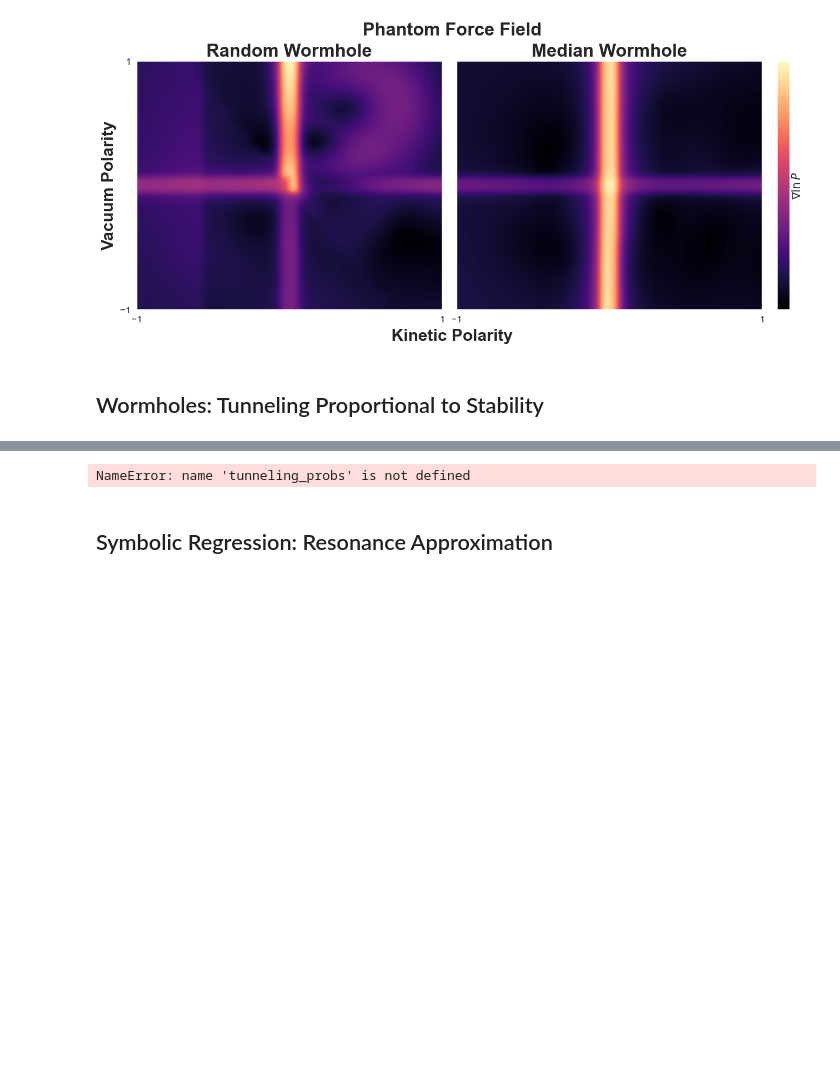
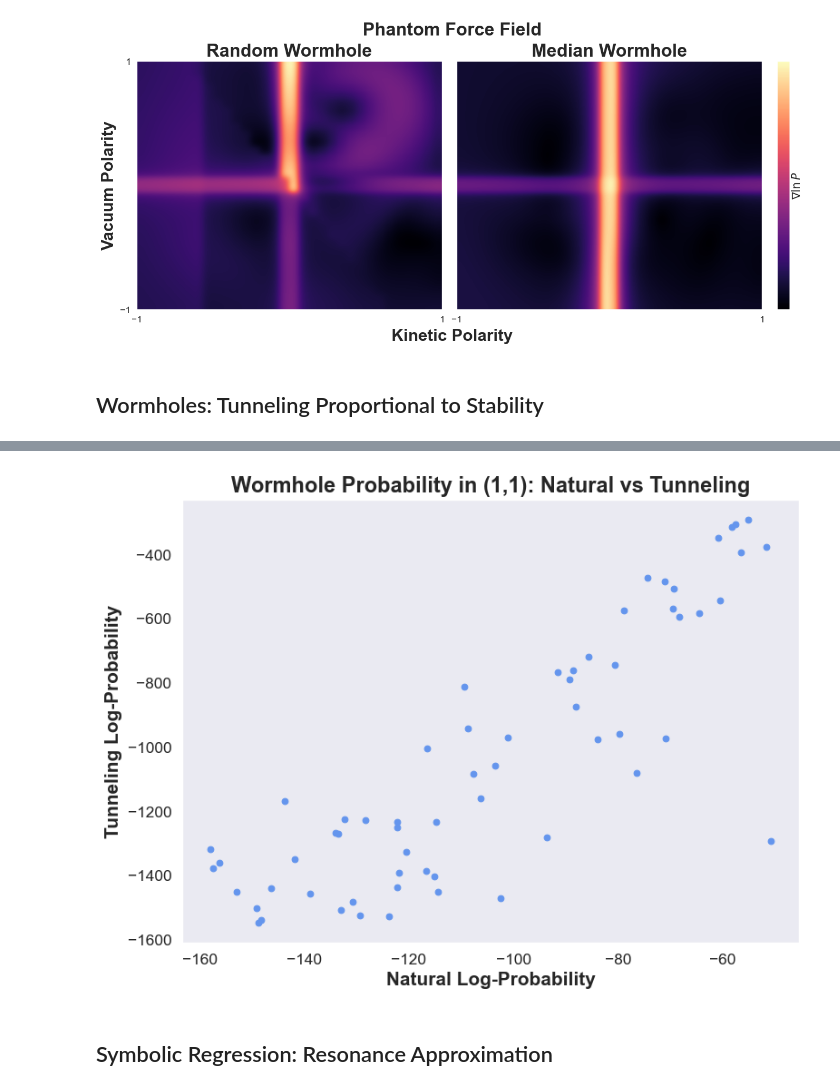
Before and after one commit to jgsoltes/Universe-KDE, a Jupyter notebook: Universe_KDE.ipynb, the cells around one changed output, grey strips where cells are left out. Cells and saved outputs as stored; diff of their text form; code cells hidden in the pictures; blank space fills up the shorter version.

```diff
--- a/Universe_KDE.ipynb
+++ b/Universe_KDE.ipynb
@@ -886,6 +885,7 @@ def obj_func(Y_pop_matrix, evolution=False):
     # total penalty
     penalty = res_efe + res_kg + res_acc + res_boundary
 
+    # for debugging
     global penalty_dict
     penalty_dict = {'res_efe':np.median(res_efe), 'res_kg':np.median(res_kg), 'res_acc':np.median(res_acc),
                      'res_boundary':np.median(res_boundary),}
@@ -1020,7 +1020,7 @@ def quantum_bandwidth(zeta_exp, W_matrix, norm_entropies, rho_em=0.0):
 
 def analyze_coordinate(zeta_exp, rho_em=0.0):
     '''
-    Runs the full PSQST analysis on the zeta coordinate.
+    Runs the full SRT analysis on the zeta coordinate.
     '''
 
     ### extract values
@@ -1051,7 +1051,7 @@ def analyze_coordinate(zeta_exp, rho_em=0.0):
     return pd.DataFrame(results)
 
 def classify_zeta(zeta_phys):
-    '''Classify zeta into its type and domain.'''
+    '''Classify zeta into its species and regime.'''
 
     ### extract parameters
     a = np.atleast_1d(zeta_phys['a_si'])
@@ -1570,47 +1557,47 @@ Phase map:
 # %% [markdown]
 ## Wormholes: Tunneling Proportional to Stability
 # %%
-# from scipy import stats
-# from sklearn.linear_model import LinearRegression
-# from sklearn.metrics import r2_score
-# from scipy.stats import pearsonr
-# warnings.filterwarnings('ignore',category=DeprecationWarning)
+from scipy import stats
+from sklearn.linear_model import LinearRegression
+from sklearn.metrics import r2_score
+from scipy.stats import pearsonr
+warnings.filterwarnings('ignore',category=DeprecationWarning)
 
 # setup
-# wormhole_samples = df_physics[df_physics['species']=='Wormhole']
-# tunneling_probs = []
-# repol_probs = []
-# repol_tensions = []
-# repol_intensities = []
-# for i in range(len(wormhole_samples)):
-#     if i % (len(wormhole_samples) // 10) == 0:
-#         print(i/len(wormhole_samples)*100,'%')
+wormhole_samples = df_physics[df_physics['species']=='Wormhole']
+tunneling_probs = []
+repol_probs = []
+repol_tensions = []
+repol_intensities = []
+for i in range(len(wormhole_samples)):
+    if i % (len(wormhole_samples) // 10) == 0:
+        print(i/len(wormhole_samples)*100,'%')
 
-#     # source coordinate
-#     zeta_source = encode_zeta(wormhole_samples[zeta_order_si].iloc[i]).flatten()
+    # source coordinate
+    zeta_source = encode_zeta(wormhole_samples[zeta_order_si].iloc[i]).flatten()
 
-#     # destination coordinate (zeta_w^+)
-#     zeta_dest = zeta_source.copy()
-#     zeta_dest[9], zeta_dest[10] = 1.0, 1.0
+    # destination coordinate (zeta_w^+)
+    zeta_dest = zeta_source.copy()
+    zeta_dest[9], zeta_dest[10] = 1.0, 1.0
 
-#     # natural metrics at destination
-#     results_repol = analyze_coordinate(zeta_dest)
-#     repol_proba = results_repol['probability'][0]
-#     proba_tension = results_repol['tension'][0]
-#     repol_intensity = results_repol['intensity'][0]
-#     repol_probs.append(repol_proba)
-#     repol_tensions.append(proba_tension)
-#     repol_intensities.append(repol_intensity)
+    # natural metrics at destination
+    results_repol = analyze_coordinate(zeta_dest)
+    repol_proba = results_repol['probability'][0]
+    proba_tension = results_repol['tension'][0]
+    repol_intensity = results_repol['intensity'][0]
+    repol_probs.append(repol_proba)
+    repol_tensions.append(proba_tension)
+    repol_intensities.append(repol_intensity)
 
-#     # integrates barrier between current phase and (1,1)
-#     tunnel_results = tunneling_analysis(zeta_source, zeta_dest, verbose=False)
-#     tunneling_probs.append(tunnel_results['probability'])
+    # integrates barrier between current phase and (1,1)
+    tunnel_results = tunneling_analysis(zeta_source, zeta_dest, verbose=False)
+    tunneling_probs.append(tunnel_results['probability'])
 
-# # convert results to arrays
-# tunneling_probs = np.array(tunneling_probs).reshape(-1,1)
-# repol_probs = np.array(repol_probs).reshape(-1,1)
-# repol_tensions = np.array(repol_tensions).reshape(-1,1)
-# repol_intensities = np.array(repol_intensities).reshape(-1,1)
+# convert results to arrays
+tunneling_probs = np.array(tunneling_probs).reshape(-1,1)
+repol_probs = np.array(repol_probs).reshape(-1,1)
+repol_tensions = np.array(repol_tensions).reshape(-1,1)
+repol_intensities = np.array(repol_intensities).reshape(-1,1)
 
 
 ##### minimum probability to exist at least once
@@ -1670,4 +1673,4 @@ Tunneling probability is negligible below: e^-1552
-NameError: name 'tunneling_probs' is not defined
+[figure, added]
 # %% [markdown]
 ## Symbolic Regression: Resonance Approximation
 # %%
```
Also changed, not shown: parts of 10 cells of this notebook.
